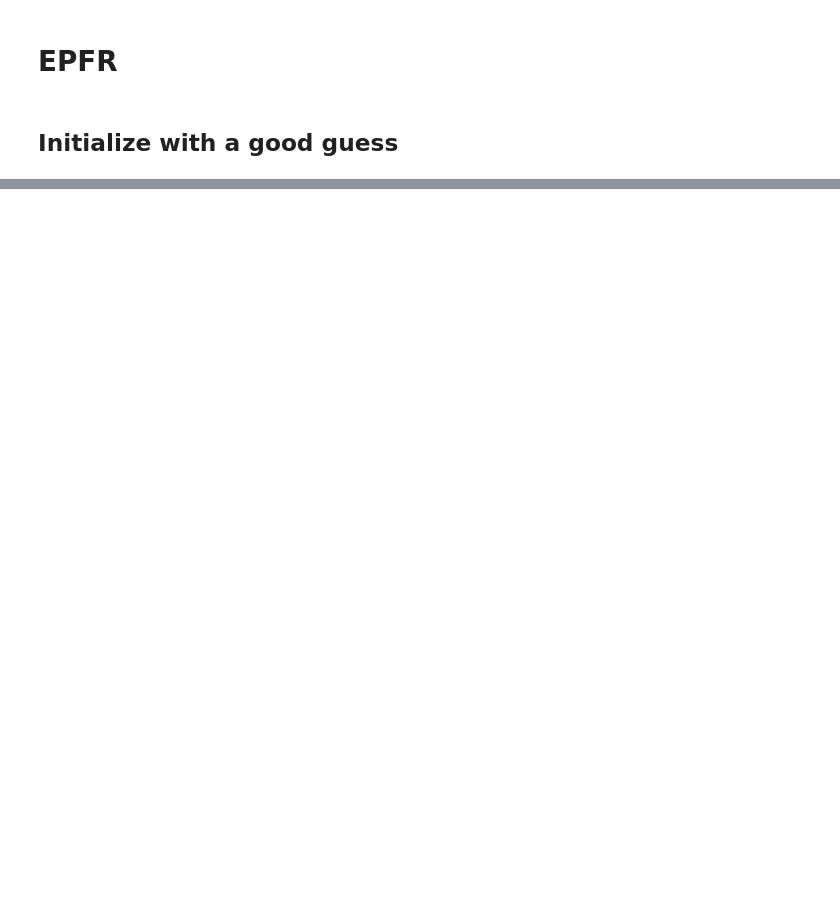
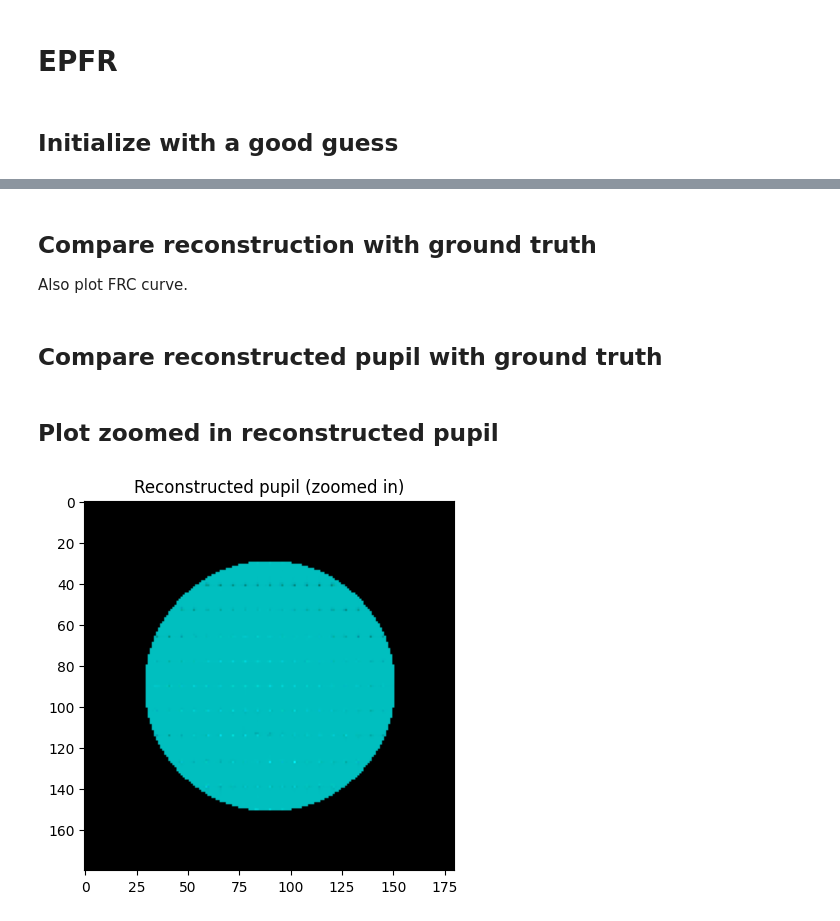
Before and after one commit to ArianaGu/EUV_FPM, a Jupyter notebook: fp_recon.ipynb, the cells around one changed output, grey strips where cells are left out. Drawn from its saved outputs; the diff is of its cells as text; code cells hidden in the pictures; blank space fills up the shorter version.

```diff
--- a/fp_recon.ipynb
+++ b/fp_recon.ipynb
@@ -447,3 +435,6 @@ for k in range(3): # general loop
+# %% [markdown]
+## Compare reconstruction with ground truth
+Also plot FRC curve.
 # %%
 obj_lines = np.load('obj_lines.npy')
 ideal_FILTER = (Fx**2 + Fy**2) <= ((1+np.sqrt(2))*fc_lens)**2
@@ -494,6 +485,8 @@ plt.title('Fourier ring correlation')
 plt.xlabel('Spatial frequency (nm-1)')
 plt.legend()
 plt.show()
+# %% [markdown]
+## Compare reconstructed pupil with ground truth
 # %%
 fig, ax = plt.subplots(1, 3, figsize=(15, 10))  # adjust the figsize if needed
 
@@ -520,3 +513,13 @@ fig.colorbar(im, cax=cax)
 
 plt.tight_layout()
 plt.show()
+# %% [markdown]
+## Plot zoomed in reconstructed pupil
+# %%
+plt.figure()
+show_size = 180
+plt.imshow(imagecc(lens_guess[roi_size_px//2-show_size//2:roi_size_px//2+show_size//2, roi_size_px//2-show_size//2:roi_size_px//2+show_size//2]), cmap='hsv')
+plt.title('Reconstructed pupil (zoomed in)')
+plt.show()
+# %% [output]
+[figure, added]
```
Also changed, not shown: parts of 3 cells of this notebook, 1 other file.
